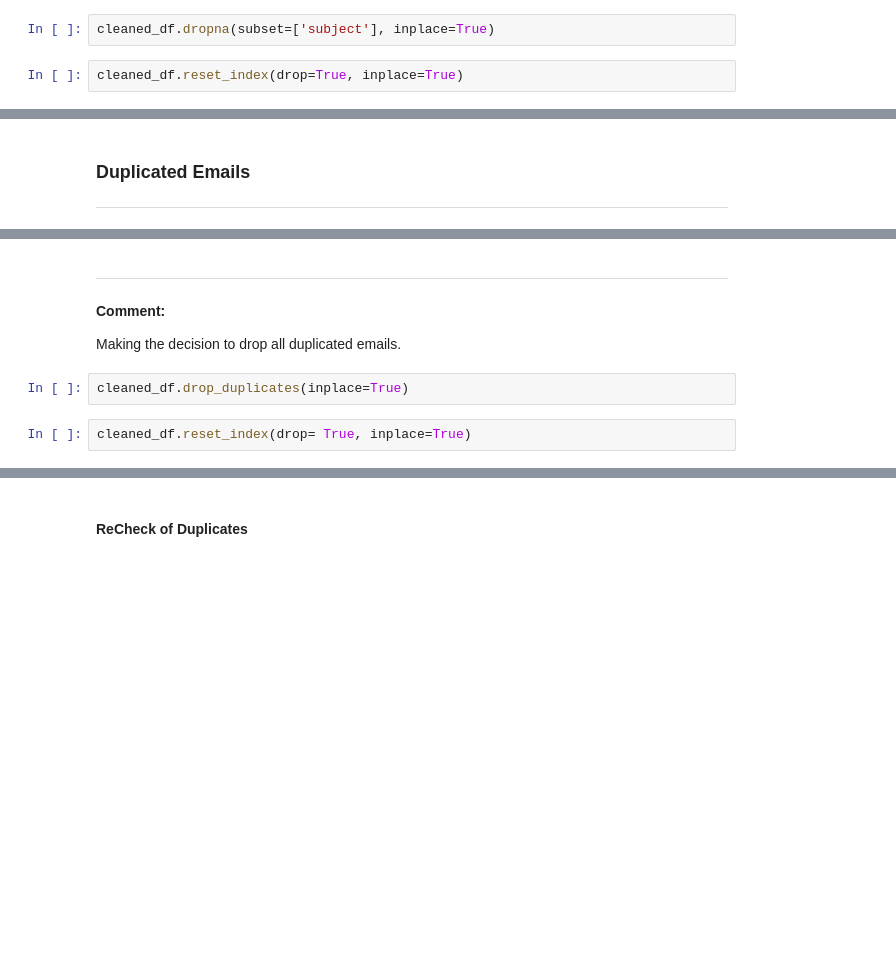
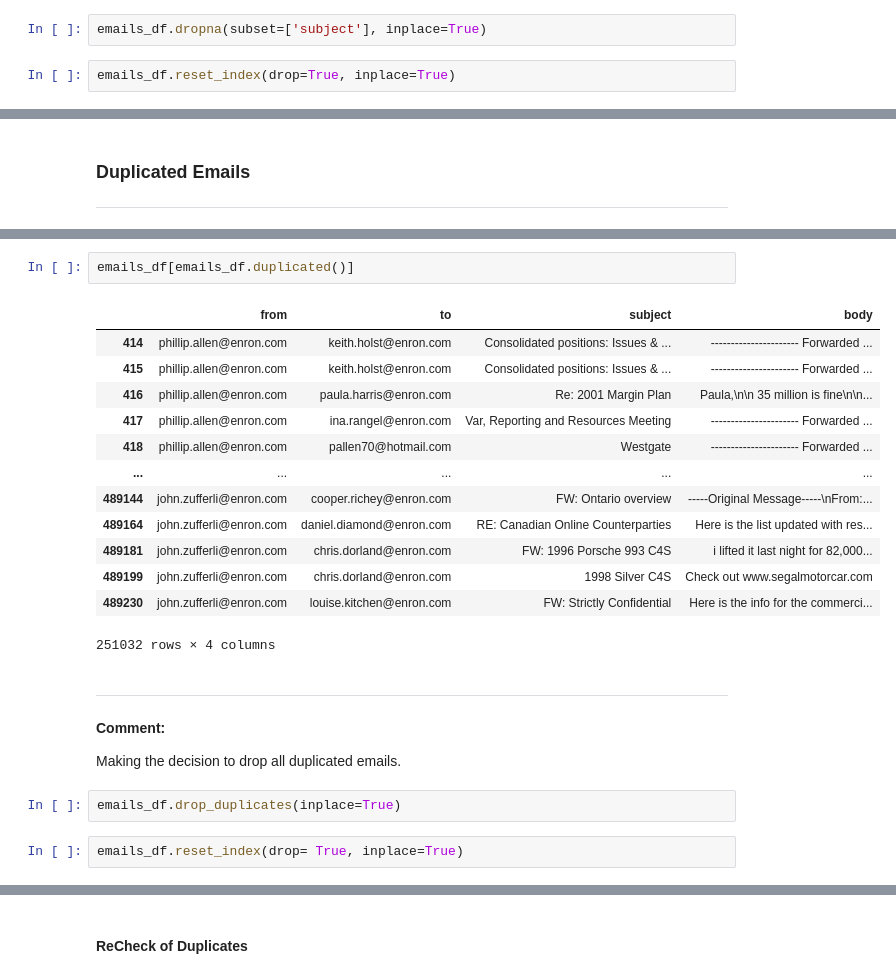
Before and after one commit to simrenbasra/Email_Genie, a Jupyter notebook: notebooks/01_data_preprocessing/02-data-cleaning.ipynb, the cells around one changed output, grey strips where cells are left out. Saved outputs shown, nothing was run; the diff lists cells and outputs as text; blank space fills up the shorter version.

```diff
--- a/notebooks/01_data_preprocessing/02-data-cleaning.ipynb
+++ b/notebooks/01_data_preprocessing/02-data-cleaning.ipynb
@@ -120,9 +118,9 @@ emails_df[emails_df['subject'].isna()]
 
 Making decision to also drop cases where email subject is missing from the dataset. Emails with missing subjects only make up 3% of the dataset and for me its more imporant to have a complete dataset for this project and 3% data loss is not a big sacrifice to me.
 # %%
-cleaned_df.dropna(subset=['subject'], inplace=True)
+emails_df.dropna(subset=['subject'], inplace=True)
 # %%
-cleaned_df.reset_index(drop=True, inplace=True)
+emails_df.reset_index(drop=True, inplace=True)
 # %% [markdown]
 #### ReCheck of Nulls
 # %%
@@ -155,9 +137,25 @@ cleaned_df[cleaned_df.duplicated()]
+# %%
+emails_df[emails_df.duplicated()]
+# %% [output]
+|  | from | to | subject | body |
+| 414 | phillip.allen@enron.com | keith.holst@enron.com | Consolidated positions: Issues & ... | ---------------------- Forwarded ... |
+| 415 | phillip.allen@enron.com | keith.holst@enron.com | Consolidated positions: Issues & ... | ---------------------- Forwarded ... |
+| 416 | phillip.allen@enron.com | paula.harris@enron.com | Re: 2001 Margin Plan | Paula,\n\n 35 million is fine\n\n... |
+| 417 | phillip.allen@enron.com | ina.rangel@enron.com | Var, Reporting and Resources Meeting | ---------------------- Forwarded ... |
+| 418 | phillip.allen@enron.com | pallen70@hotmail.com | Westgate | ---------------------- Forwarded ... |
+| ... | ... | ... | ... | ... |
+| 489144 | john.zufferli@enron.com | cooper.richey@enron.com | FW: Ontario overview | -----Original Message-----\nFrom:... |
+| 489164 | john.zufferli@enron.com | daniel.diamond@enron.com | RE: Canadian Online Counterparties | Here is the list updated with res... |
+| 489181 | john.zufferli@enron.com | chris.dorland@enron.com | FW: 1996 Porsche 993 C4S | i lifted it last night for 82,000... |
+| 489199 | john.zufferli@enron.com | chris.dorland@enron.com | 1998 Silver C4S | Check out www.segalmotorcar.com |
+| 489230 | john.zufferli@enron.com | louise.kitchen@enron.com | FW: Strictly Confidential | Here is the info for the commerci... |
+251032 rows × 4 columns
 # %% [markdown]
 ----
 **Comment:**
 
 Making the decision to drop all duplicated emails.
 # %%
-cleaned_df.drop_duplicates(inplace=True)
+emails_df.drop_duplicates(inplace=True)
 # %%
-cleaned_df.reset_index(drop= True, inplace=True)
+emails_df.reset_index(drop= True, inplace=True)
```
Also changed, not shown: parts of 15 cells of this notebook.
